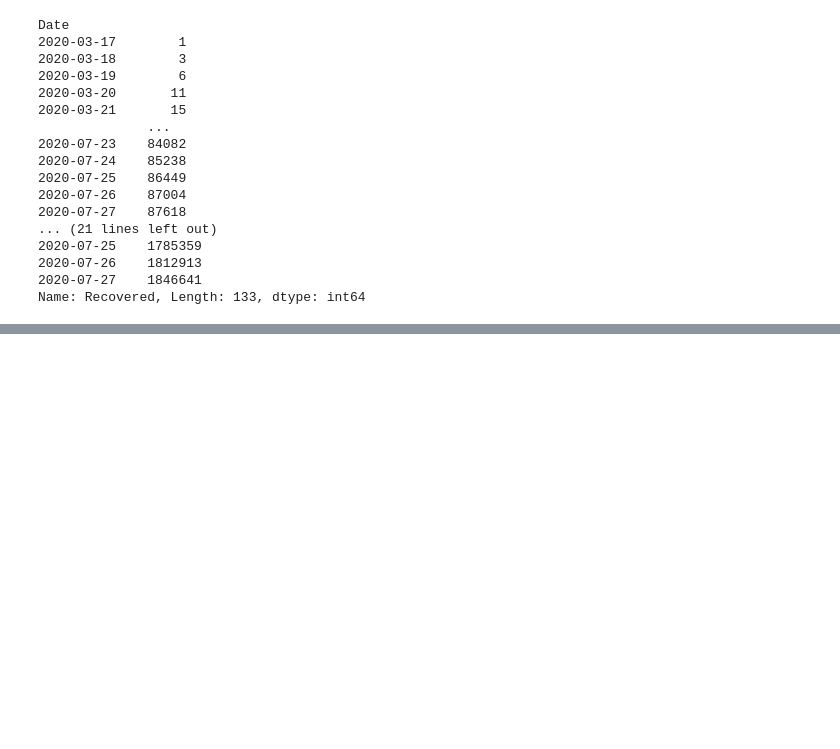
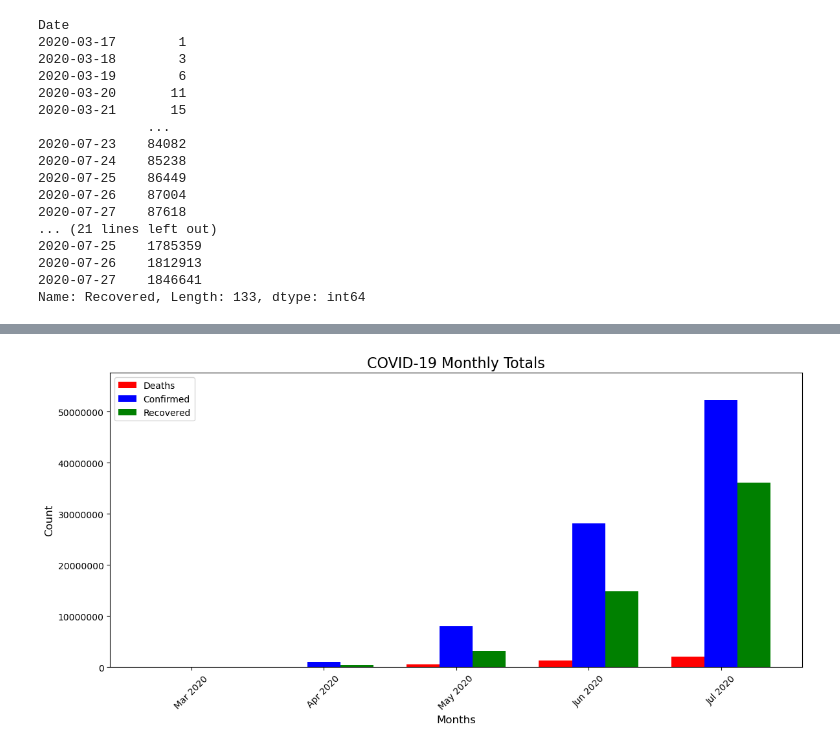
Before and after one commit to AndreiKwok/DataAnalytics, a Jupyter notebook: Covid19.ipynb, the cells around one changed output, grey strips where cells are left out. Saved outputs shown, nothing was run; the diff lists cells and outputs as text; code cells hidden in the pictures; blank space fills up the shorter version.

Commit message:
Update in graph

```diff
--- a/Covid19.ipynb
+++ b/Covid19.ipynb
@@ -7,7 +7,7 @@ warnings.filterwarnings("ignore")
 # %%
 values = {"01":[]}
 # %%
-file_path = f"{os.getcwd()}\covid_19_clean_complete.csv"
+file_path = f"{os.getcwd()}\data\input\covid_19_clean_complete.csv"
 file_path
 
 df = pd.read_csv(file_path)
@@ -26,7 +26,15 @@ monthly_Confirmed = df_brazil.groupby('Date')['Confirmed'].sum()
 monthly_Recovered = df_brazil.groupby('Date')['Recovered'].sum()
 
 
-print(monthly_deaths,monthly_Confirmed,monthly_Recovered)
+monthly_deaths = monthly_deaths.resample('M').sum()
+monthly_Confirmed = monthly_Confirmed.resample('M').sum()
+monthly_Recovered = monthly_Recovered.resample('M').sum()
+# Criar um DataFrame combinado para plotagem
+df_combined = pd.DataFrame({
+    "Deaths": monthly_deaths,
+    "Confirmed": monthly_Confirmed,
+    "Recovered": monthly_Recovered
+})
 # %% [output]
 Date
 2020-03-17        1
@@ -80,0 +56,40 @@ plt.show()
+# %%
+import matplotlib.pyplot as plt
+import matplotlib.ticker as mticker
+
+
+fig, ax = plt.subplots(figsize=(12, 6))
+bar_width = 0.25
+months = range(len(df_combined))
+
+# Adicionar barras para cada métrica
+ax.bar([x - bar_width for x in months], df_combined["Deaths"], width=bar_width, label="Deaths", color="red")
+ax.bar(months, df_combined["Confirmed"], width=bar_width, label="Confirmed", color="blue")
+ax.bar([x + bar_width for x in months], df_combined["Recovered"], width=bar_width, label="Recovered", color="green")
+
+# Configurações do gráfico
+ax.set_title("COVID-19 Monthly Totals", fontsize=16)
+ax.set_xlabel("Months", fontsize=12)
+ax.set_ylabel("Count", fontsize=12)
+
+# Configurar os rótulos do eixo X
+ax.set_xticks(months)
+ax.set_xticklabels(df_combined.index.strftime("%b %Y"), rotation=45)
+
+# Ajustar os limites do eixo Y para exibir os valores reais
+max_value = df_combined.max().max()
+ax.set_ylim(0, max_value * 1.1)
+
+# Formatar o eixo Y para exibir valores reais em vez de escala científica
+formatter = mticker.ScalarFormatter()
+formatter.set_scientific(False)  # Desativa a notação científica
+ax.yaxis.set_major_formatter(formatter)
+
+# Adicionar legenda
+ax.legend(loc="upper left")
+
+# Ajustar layout
+plt.tight_layout()
+plt.show()
+# %% [output]
+[figure, added]
```
Also changed, not shown: parts of 1 cell of this notebook.
